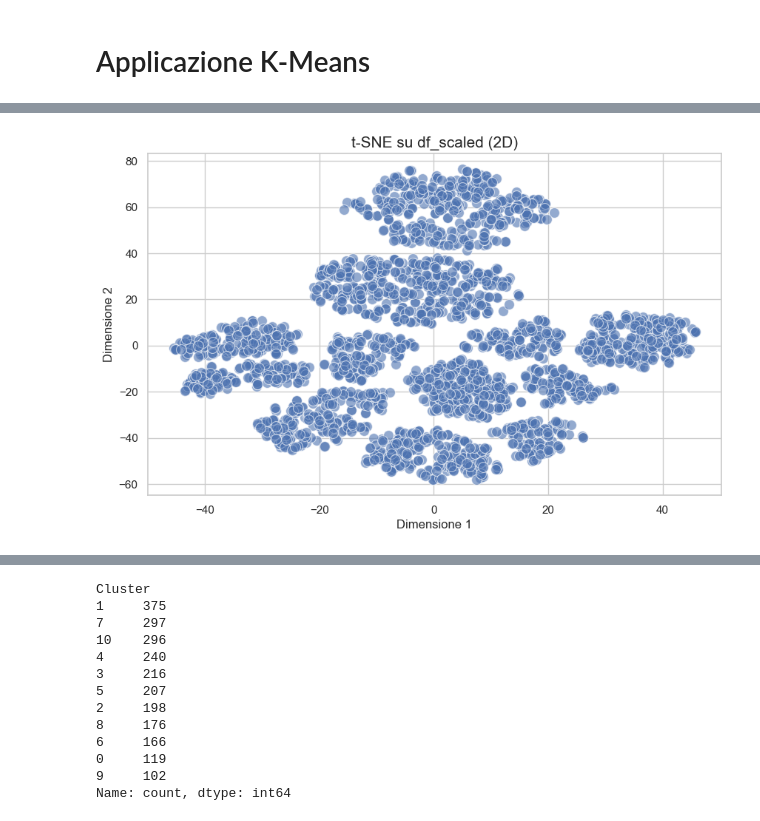
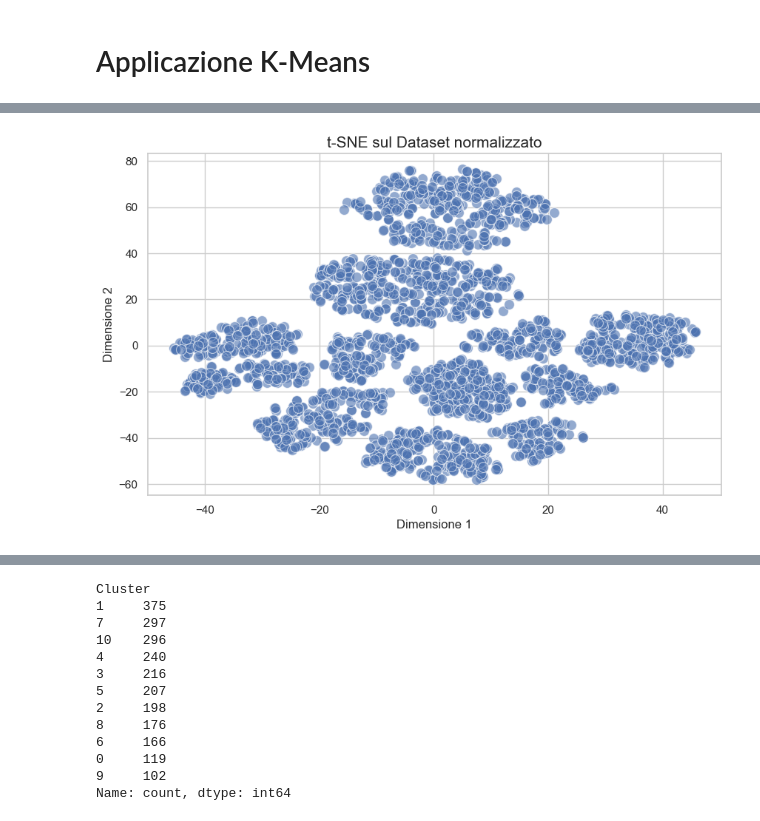
Before and after one commit to Giansimone-Coccia/Student_Performance_Analysis, a Jupyter notebook: Clusterizzazione.ipynb, the cells around one changed output, grey strips where cells are left out. Saved outputs shown, nothing was run; the diff lists cells and outputs as text; code cells hidden in the pictures.

```diff
--- a/Clusterizzazione.ipynb
+++ b/Clusterizzazione.ipynb
@@ -67,20 +67,20 @@ KeyboardInterrupt:
 # %%
 import matplotlib.pyplot as plt
 import seaborn as sns
 
 # Creiamo il grafico 2D del risultato t-SNE
 plt.figure(figsize=(10, 6))
 sns.scatterplot(x=df_scaled_2d_tsne[:, 0], y=df_scaled_2d_tsne[:, 1], s=100, alpha=0.6, edgecolor="w")
 
 # Aggiungiamo etichette e titolo
-plt.title('t-SNE su df_scaled (2D)', fontsize=15)
+plt.title('t-SNE sul Dataset normalizzato', fontsize=15)
 plt.xlabel('Dimensione 1', fontsize=12)
 plt.ylabel('Dimensione 2', fontsize=12)
 
 # Mostriamo il grafico
 plt.show()
 # %% [output]
-[figure, old version]
+[figure, new version]
 # %%
 from sklearn.cluster import KMeans
 
```
Also changed, not shown: parts of 13 cells of this notebook, 1 other file.
